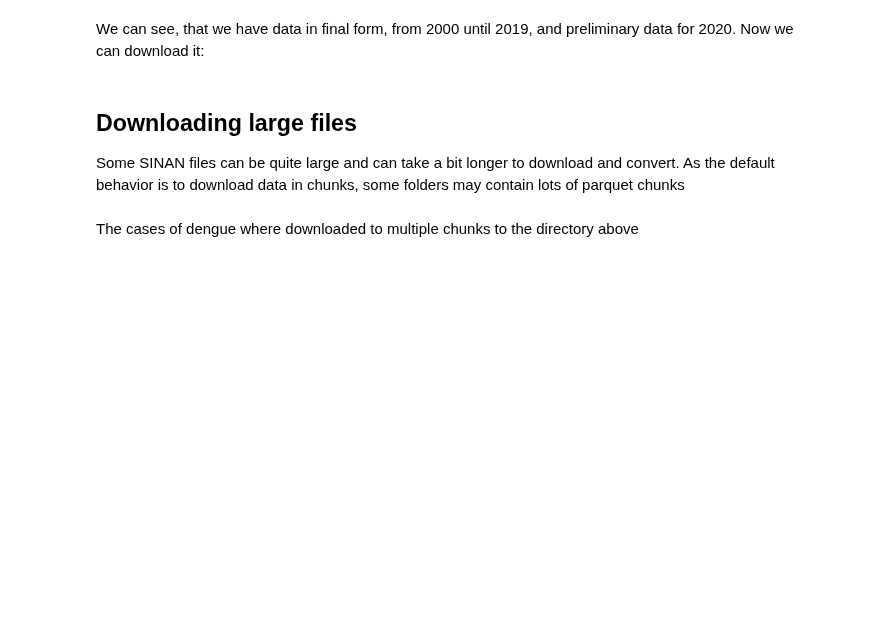
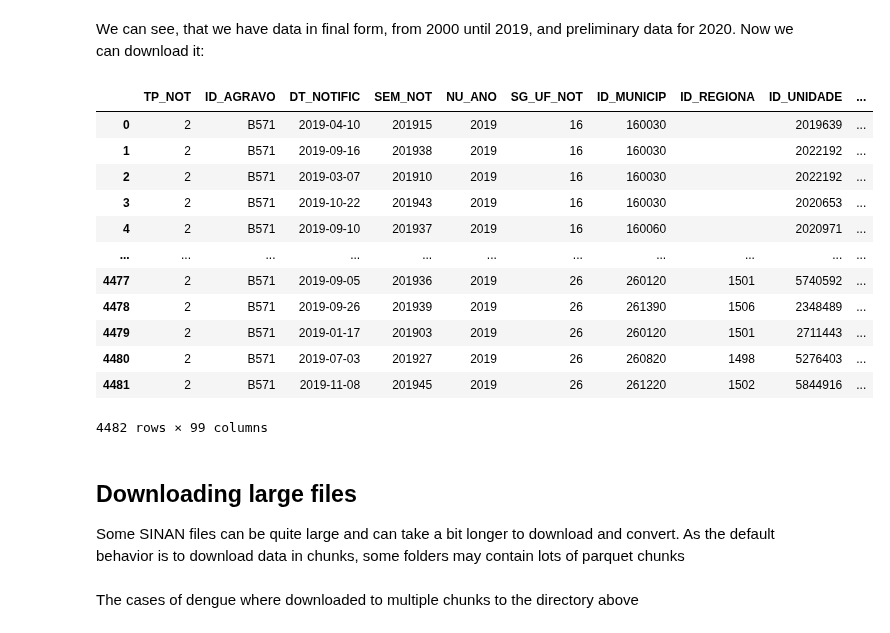
Before and after one commit to AlertaDengue/PySUS, a Jupyter notebook: docs/source/tutorials/Preprocessing SINAN.ipynb, the cells around one changed output. Drawn from its saved outputs; the diff is of its cells as text; code cells hidden in the pictures; blank space fills up the shorter version.

```diff
--- a/docs/source/tutorials/Preprocessing SINAN.ipynb
+++ b/docs/source/tutorials/Preprocessing SINAN.ipynb
@@ -141,3 +138,20 @@ We can see, that we have data in final form, from 2000 until 2019, and prelimina
+# %%
+df = sinan.download(sinan.get_files('CHAG', 2019)).to_dataframe()
+df
+# %% [output]
+|  | TP_NOT | ID_AGRAVO | DT_NOTIFIC | SEM_NOT | NU_ANO | SG_UF_NOT | ID_MUNICIP | ID_REGIONA | ID_UNIDADE | ... |
+| 0 | 2 | B571 | 2019-04-10 | 201915 | 2019 | 16 | 160030 |  | 2019639 | ... |
+| 1 | 2 | B571 | 2019-09-16 | 201938 | 2019 | 16 | 160030 |  | 2022192 | ... |
+| 2 | 2 | B571 | 2019-03-07 | 201910 | 2019 | 16 | 160030 |  | 2022192 | ... |
+| 3 | 2 | B571 | 2019-10-22 | 201943 | 2019 | 16 | 160030 |  | 2020653 | ... |
+| 4 | 2 | B571 | 2019-09-10 | 201937 | 2019 | 16 | 160060 |  | 2020971 | ... |
+| ... | ... | ... | ... | ... | ... | ... | ... | ... | ... | ... |
+| 4477 | 2 | B571 | 2019-09-05 | 201936 | 2019 | 26 | 260120 | 1501 | 5740592 | ... |
+| 4478 | 2 | B571 | 2019-09-26 | 201939 | 2019 | 26 | 261390 | 1506 | 2348489 | ... |
+| 4479 | 2 | B571 | 2019-01-17 | 201903 | 2019 | 26 | 260120 | 1501 | 2711443 | ... |
+| 4480 | 2 | B571 | 2019-07-03 | 201927 | 2019 | 26 | 260820 | 1498 | 5276403 | ... |
+| 4481 | 2 | B571 | 2019-11-08 | 201945 | 2019 | 26 | 261220 | 1502 | 5844916 | ... |
+4482 rows × 99 columns
 # %% [markdown]
 ## Downloading large files
 Some SINAN files can be quite large and can take a bit longer to download and convert. As the default behavior is to download data in chunks, some folders may contain lots of parquet chunks
```
Also changed, not shown: parts of 12 cells of this notebook, 5 other files.
